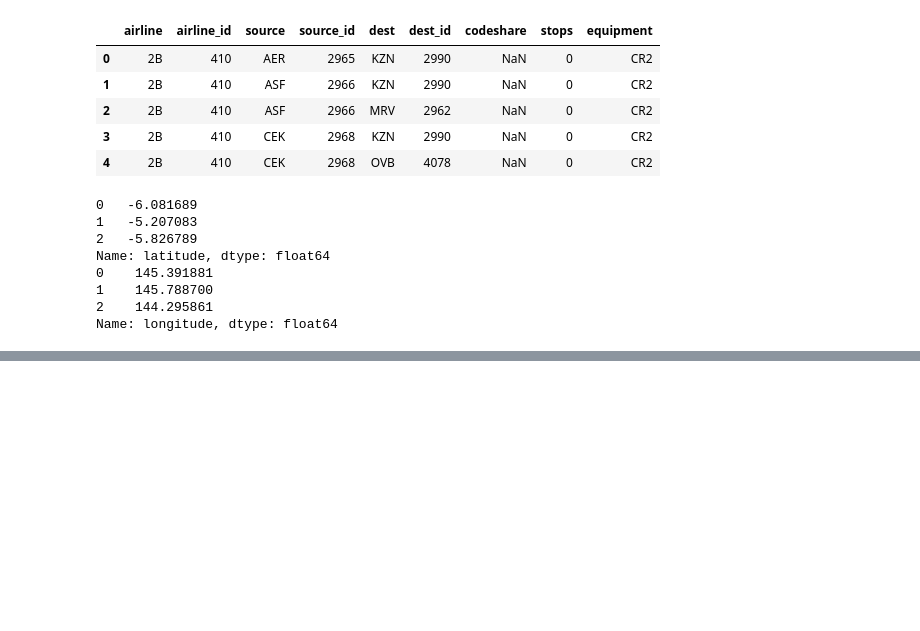
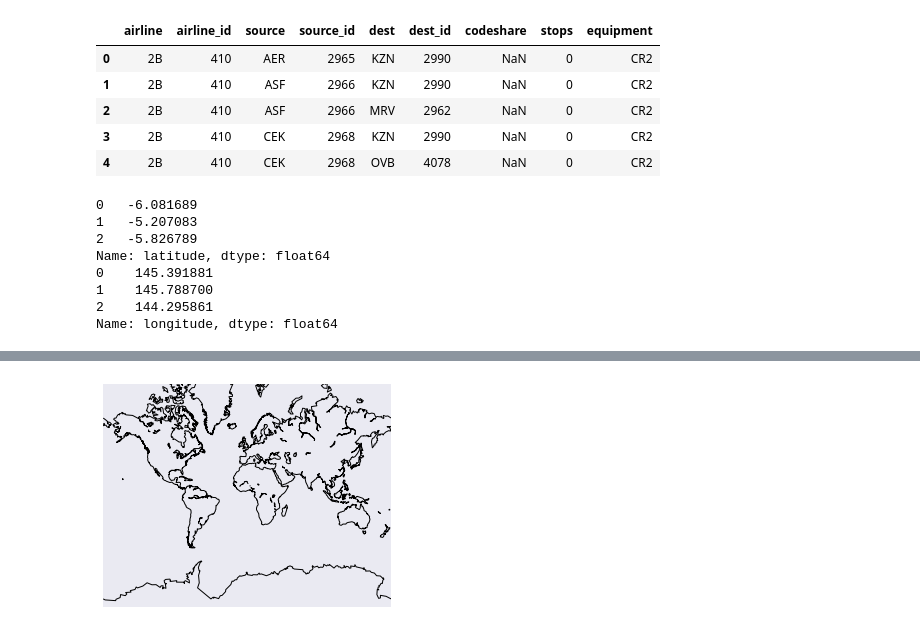
Before and after one commit to shian48263/dataquest, a Jupyter notebook: Data Visualization/Visualizing Geographic Data/Visualizing Geographic Data.ipynb, the cells around one changed output, grey strips where cells are left out. Drawn from its saved outputs; the diff is of its cells as text; code cells hidden in the pictures; blank space fills up the shorter version.

```diff
--- a/Data Visualization/Visualizing Geographic Data/Visualizing Geographic Data.ipynb
+++ b/Data Visualization/Visualizing Geographic Data/Visualizing Geographic Data.ipynb
@@ -47,0 +78,5 @@ Name: longitude, dtype: float64
+# %%
+m.drawcoastlines()
+plt.show()
+# %% [output]
+[figure, added]
```
Also changed, not shown: parts of 18 cells of this notebook.
